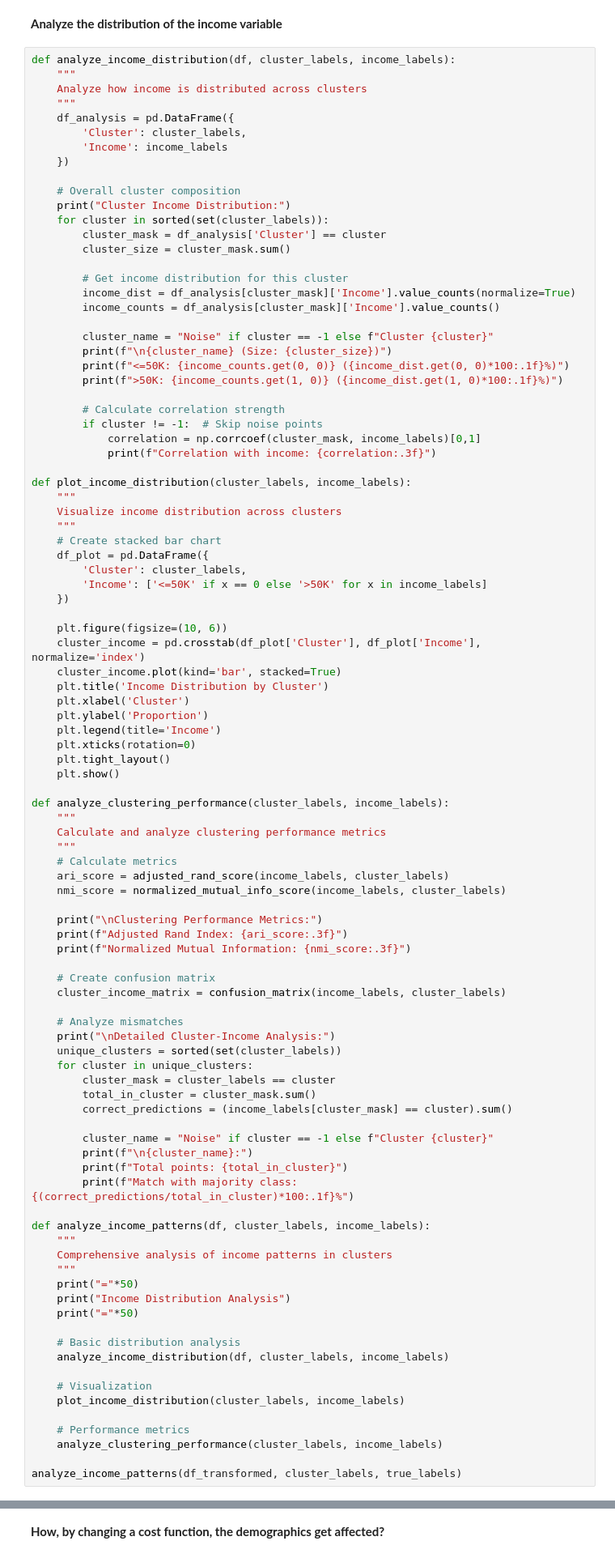
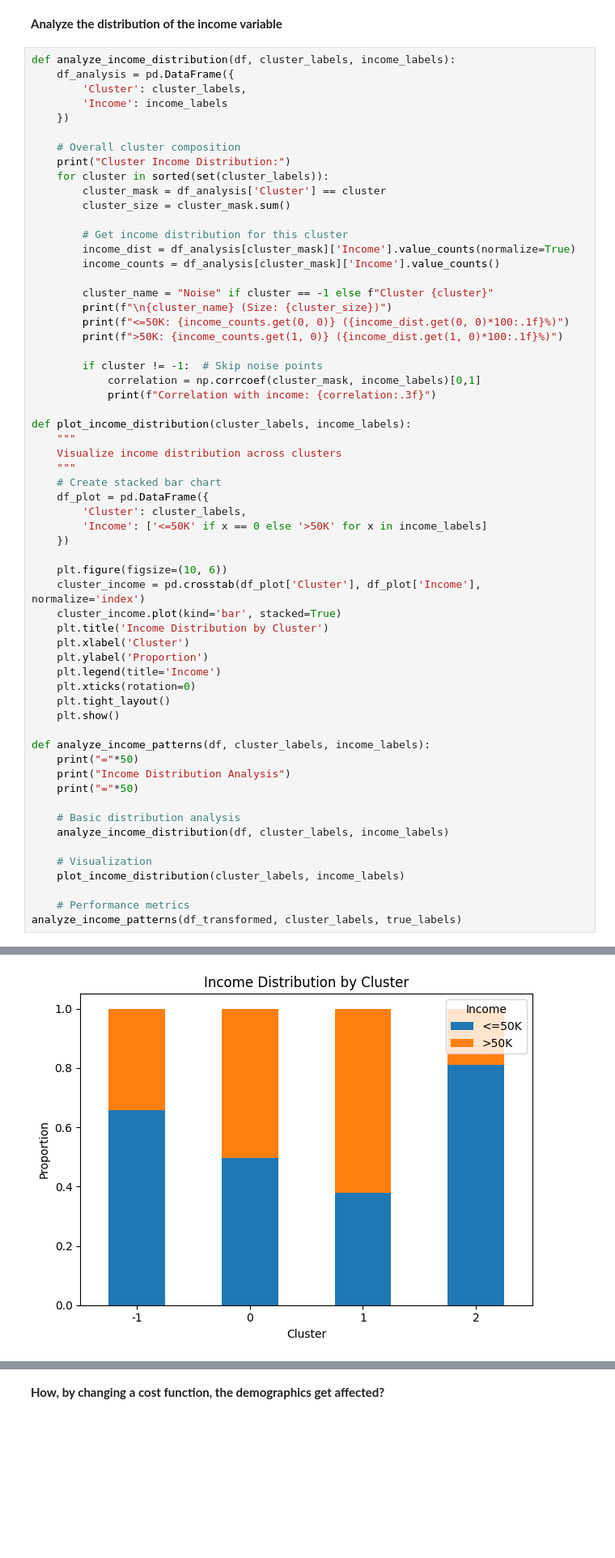
Before and after one commit to matsammut/ICS5110-Applied_ML, a Jupyter notebook: hdbscan/hdbscan.ipynb, the cells around one changed output, grey strips where cells are left out. Shown: that part at 81% size. Drawn from its saved outputs; the diff is of its cells as text; blank space fills up the shorter version.

```diff
--- a/hdbscan/hdbscan.ipynb
+++ b/hdbscan/hdbscan.ipynb
@@ -348,9 +413,6 @@ print_cluster_profiles(summary_stats)
 **Analyze the distribution of the income variable**
 # %%
 def analyze_income_distribution(df, cluster_labels, income_labels):
-    """
-    Analyze how income is distributed across clusters
-    """
     df_analysis = pd.DataFrame({
         'Cluster': cluster_labels,
         'Income': income_labels
@@ -371,7 +433,6 @@ def analyze_income_distribution(df, cluster_labels, income_labels):
         print(f"<=50K: {income_counts.get(0, 0)} ({income_dist.get(0, 0)*100:.1f}%)")
         print(f">50K: {income_counts.get(1, 0)} ({income_dist.get(1, 0)*100:.1f}%)")
 
-        # Calculate correlation strength
         if cluster != -1:  # Skip noise points
             correlation = np.corrcoef(cluster_mask, income_labels)[0,1]
             print(f"Correlation with income: {correlation:.3f}")
@@ -397,38 +458,7 @@ def plot_income_distribution(cluster_labels, income_labels):
     plt.tight_layout()
     plt.show()
 
-def analyze_clustering_performance(cluster_labels, income_labels):
-    """
-    Calculate and analyze clustering performance metrics
-    """
-    # Calculate metrics
-    ari_score = adjusted_rand_score(income_labels, cluster_labels)
-    nmi_score = normalized_mutual_info_score(income_labels, cluster_labels)
-
-    print("\nClustering Performance Metrics:")
-    print(f"Adjusted Rand Index: {ari_score:.3f}")
-    print(f"Normalized Mutual Information: {nmi_score:.3f}")
-
-    # Create confusion matrix
-    cluster_income_matrix = confusion_matrix(income_labels, cluster_labels)
-
-    # Analyze mismatches
-    print("\nDetailed Cluster-Income Analysis:")
-    unique_clusters = sorted(set(cluster_labels))
-    for cluster in unique_clusters:
-        cluster_mask = cluster_labels == cluster
-        total_in_cluster = cluster_mask.sum()
-        correct_predictions = (income_labels[cluster_mask] == cluster).sum()
-
-        cluster_name = "Noise" if cluster == -1 else f"Cluster {cluster}"
-        print(f"\n{cluster_name}:")
-        print(f"Total points: {total_in_cluster}")
-        print(f"Match with majority class: {(correct_predictions/total_in_cluster)*100:.1f}%")
-
 def analyze_income_patterns(df, cluster_labels, income_labels):
-    """
-    Comprehensive analysis of income patterns in clusters
-    """
     print("="*50)
     print("Income Distribution Analysis")
     print("="*50)
@@ -440,6 +470,5 @@ def analyze_income_patterns(df, cluster_labels, income_labels):
     plot_income_distribution(cluster_labels, income_labels)
 
     # Performance metrics
-    analyze_clustering_performance(cluster_labels, income_labels)
-
 analyze_income_patterns(df_transformed, cluster_labels, true_labels)
+# %% [output]
@@ -445,0 +493 @@ analyze_income_patterns(df_transformed, cluster_labels, true_labels)
+[figure, added]
```
Also changed, not shown: parts of 11 cells of this notebook, 6 other files.
